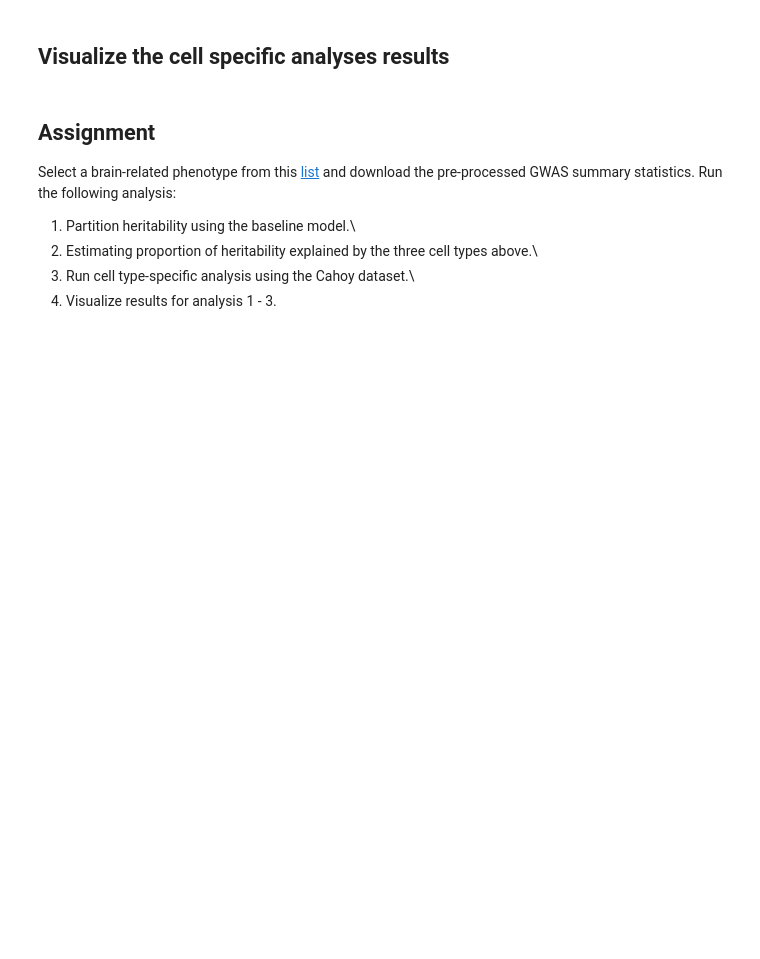
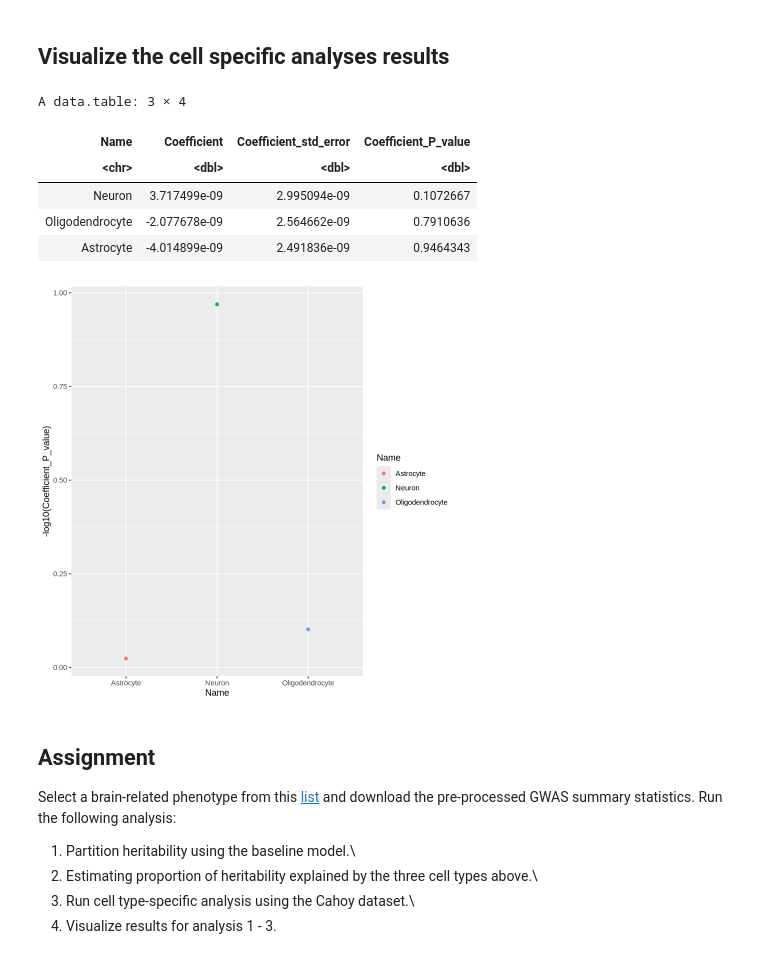
Before and after one commit to cumc/handson-tutorials, a Jupyter notebook: contents/chicago_hgen471/lab_7_sldsc.ipynb, the cells around one changed output. Saved outputs shown, nothing was run; the diff lists cells and outputs as text; code cells hidden in the pictures; blank space fills up the shorter version.

```diff
--- a/contents/chicago_hgen471/lab_7_sldsc.ipynb
+++ b/contents/chicago_hgen471/lab_7_sldsc.ipynb
@@ -170,14 +311,22 @@ ldsc/ldsc.py \
 # %% [markdown]
 ## Visualize the cell specific analyses results
 # %%
-dir <- ""
+dir <- "output"
 
 cts <- paste0(dir, '/BMI_Cahoy.cell_type_results.txt')
 
 cts <- fread(cts)
 cts
 ggplot(data = cts, aes(x = Name, y = -log10(Coefficient_P_value))) +
   geom_point(aes(color = Name))
+# %% [output]
+A data.table: 3 × 4
+| Name | Coefficient | Coefficient_std_error | Coefficient_P_value |
+| <chr> | <dbl> | <dbl> | <dbl> |
+| Neuron | 3.717499e-09 | 2.995094e-09 | 0.1072667 |
+| Oligodendrocyte | -2.077678e-09 | 2.564662e-09 | 0.7910636 |
+| Astrocyte | -4.014899e-09 | 2.491836e-09 | 0.9464343 |
+[figure, added]
 # %% [markdown]
 ## Assignment
 
```
Also changed, not shown: parts of 8 cells of this notebook, 8 other files.
